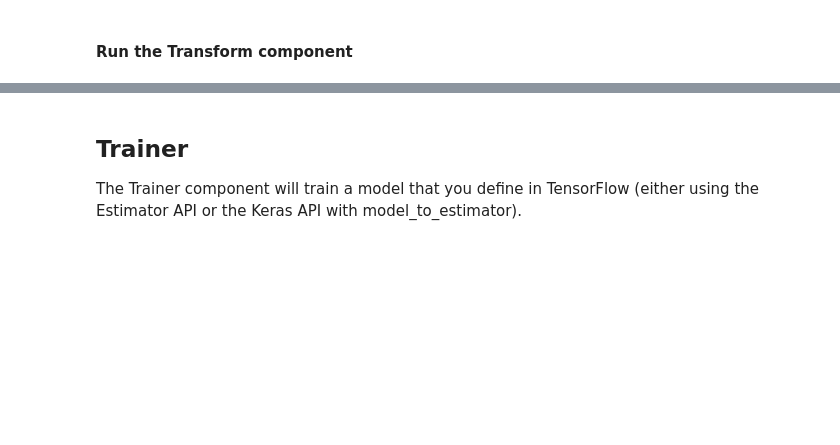
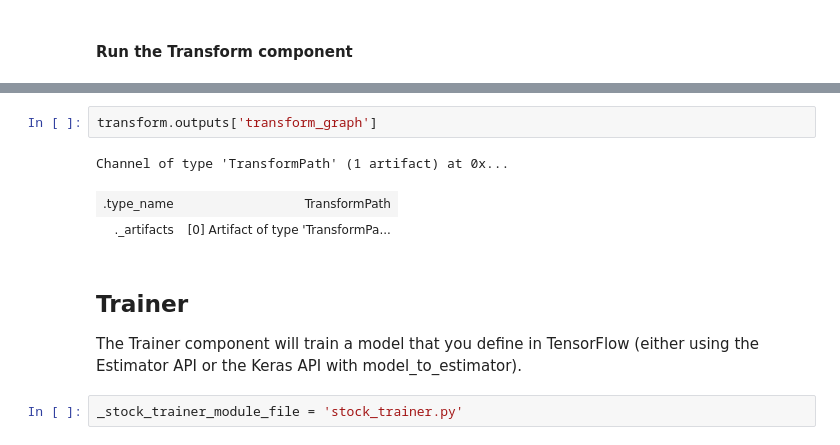
Before and after one commit to CloseToAlgoTrading/CodeFromVideo, a Jupyter notebook: episode_10/tfx_nb.ipynb, the cells around one changed output, grey strips where cells are left out. Saved outputs shown, nothing was run; the diff lists cells and outputs as text; blank space fills up the shorter version.

```diff
--- a/episode_10/tfx_nb.ipynb
+++ b/episode_10/tfx_nb.ipynb
@@ -376,3 +507,11 @@ show_data(train_uri, 3)
+# %%
+transform.outputs['transform_graph']
+# %% [output]
+Channel of type 'TransformPath' (1 artifact) at 0x...
+| .type_name | TransformPath |
+| ._artifacts | [0] Artifact of type 'TransformPa... |
 # %% [markdown]
 ## Trainer
 The Trainer component will train a model that you define in TensorFlow (either using the Estimator API or the Keras API with model_to_estimator).
+# %%
+_stock_trainer_module_file = 'stock_trainer.py'
```
Also changed, not shown: parts of 44 cells of this notebook.
